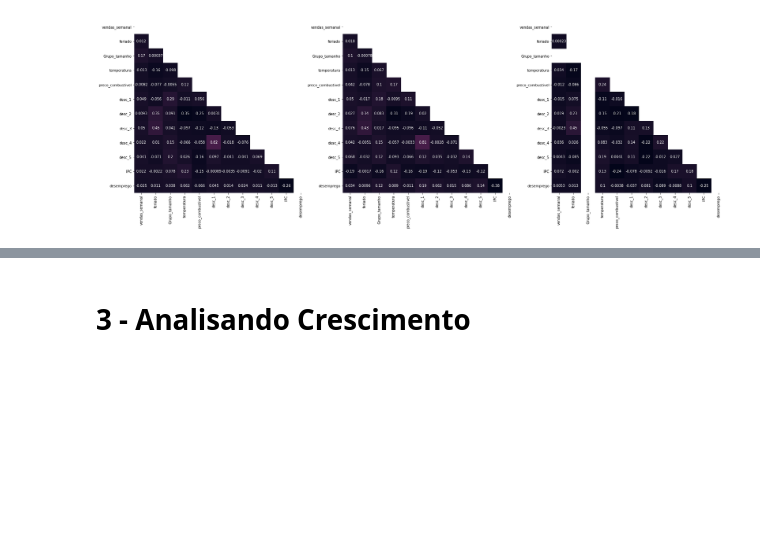
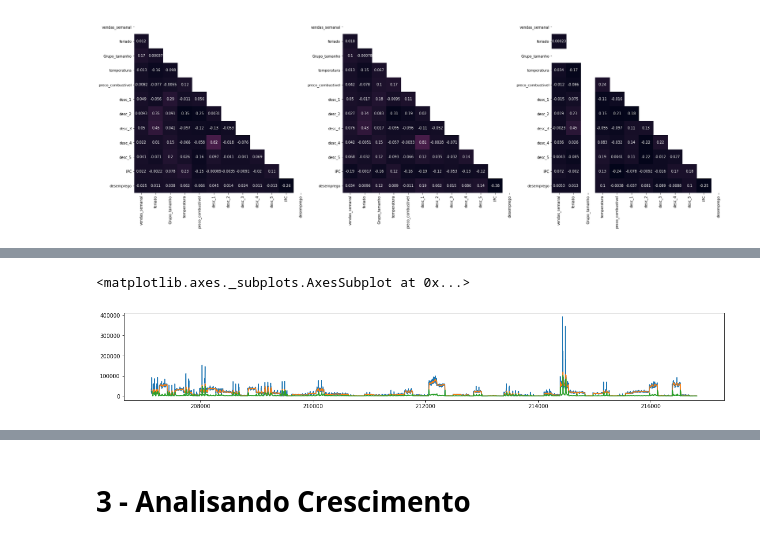
Before and after one commit to SamuelSousaFerreira/Analise-de-lojas-de-varejo, a Jupyter notebook: Análise_de_varejo.ipynb, the cells around one changed output, grey strips where cells are left out. Drawn from its saved outputs; the diff is of its cells as text; code cells hidden in the pictures; blank space fills up the shorter version.

```diff
--- a/Análise_de_varejo.ipynb
+++ b/Análise_de_varejo.ipynb
@@ -274,7 +276,7 @@ Usaremos o histograma do matplotlib, dúvidas consulte a [biblioteca.](https://m
 ## **2.1 - Vendas semanais para cada loja**
 # %%
 vendas.info()
-vendas.data = pd.to_datetime(vendas.data)
+#vendas.data = pd.to_datetime(vendas.data)
 vendas.info()
 # %% [output]
 <class 'pandas.core.frame.DataFrame'>
@@ -704,0 +711,3 @@ sns.heatmap(a , mask= mask, vmax=6, annot=True, square=True, ax= eixo[2], cbar=N
+# %%
+a = vendas[vendas.loja == 22][['data','vendas_semanal']]
+a.info()
@@ -704,0 +724,4 @@ sns.heatmap(a , mask= mask, vmax=6, annot=True, square=True, ax= eixo[2], cbar=N
+# %%
+a['rolling_mean'] = a.vendas_semanal.rolling(window=12).mean()/a.vendas_semanal.rolling(window=12).std()
+a['rolling_meanII'] = a.rolling_mean - a.rolling_mean.shift(12)
+a
@@ -704,0 +742,8 @@ sns.heatmap(a , mask= mask, vmax=6, annot=True, square=True, ax= eixo[2], cbar=N
+# %%
+plt.figure(figsize=(20,3))
+a.vendas_semanal.plot()
+a.vendas_semanal.rolling(window=12).mean().plot()
+a.vendas_semanal.rolling(window=12).std().plot()
+# %% [output]
+<matplotlib.axes._subplots.AxesSubplot at 0x...>
+[figure, added]
```
Also changed, not shown: parts of 26 cells of this notebook.
